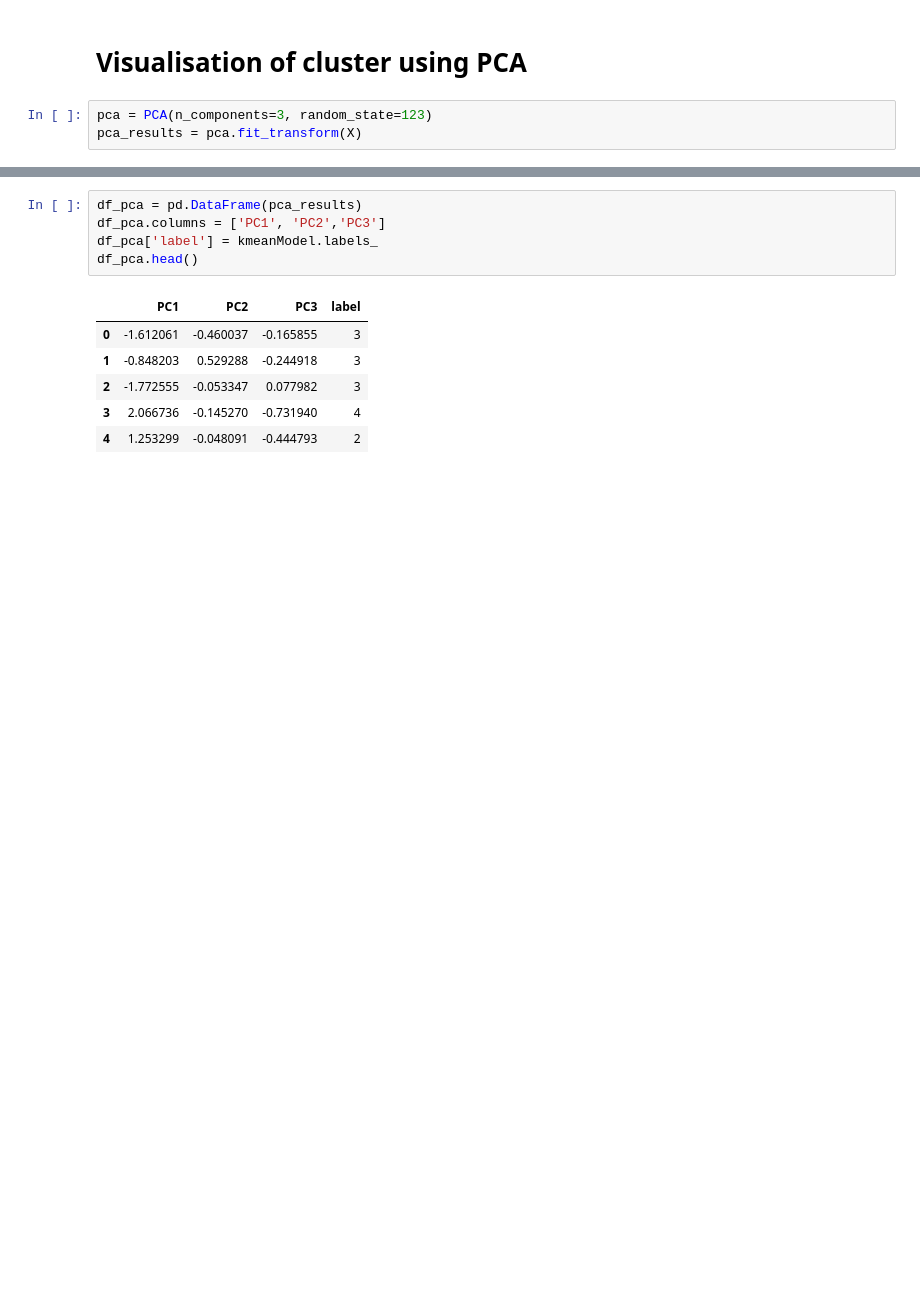
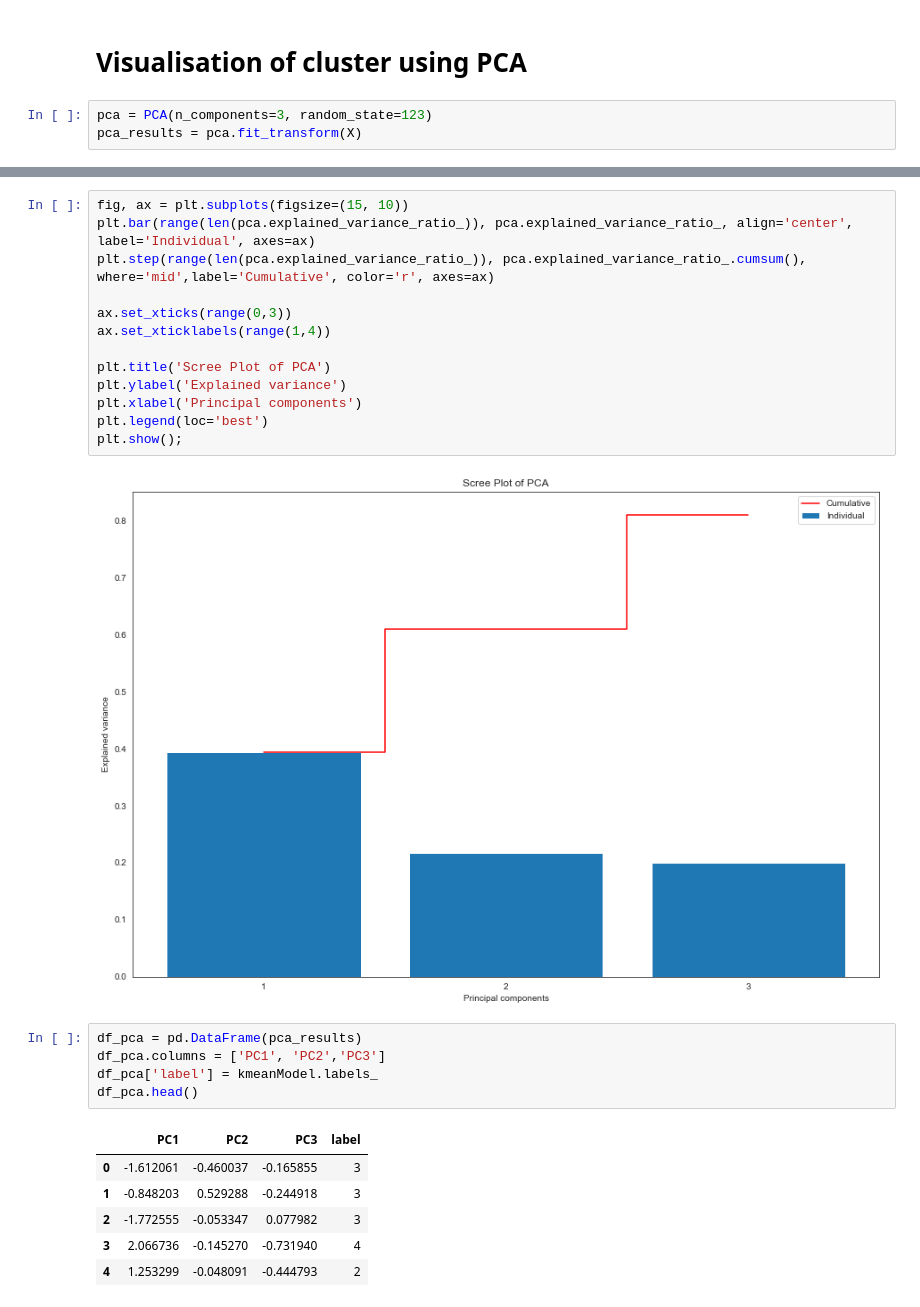
Before and after one commit to jkwd/spotify, a Jupyter notebook: Code/Favourite songs EDA.ipynb, the cells around one changed output, grey strips where cells are left out. Drawn from its saved outputs; the diff is of its cells as text; blank space fills up the shorter version.

```diff
--- a/Code/Favourite songs EDA.ipynb
+++ b/Code/Favourite songs EDA.ipynb
@@ -166,3 +199,18 @@ pca.explained_variance_ratio_.sum()
+# %%
+fig, ax = plt.subplots(figsize=(15, 10))
+plt.bar(range(len(pca.explained_variance_ratio_)), pca.explained_variance_ratio_, align='center', label='Individual', axes=ax)
+plt.step(range(len(pca.explained_variance_ratio_)), pca.explained_variance_ratio_.cumsum(), where='mid',label='Cumulative', color='r', axes=ax)
+
+ax.set_xticks(range(0,3))
+ax.set_xticklabels(range(1,4))
+
+plt.title('Scree Plot of PCA')
+plt.ylabel('Explained variance')
+plt.xlabel('Principal components')
+plt.legend(loc='best')
+plt.show();
+# %% [output]
+[figure, added]
 # %%
 df_pca = pd.DataFrame(pca_results)
 df_pca.columns = ['PC1', 'PC2','PC3']
```
Also changed, not shown: parts of 18 cells of this notebook.
